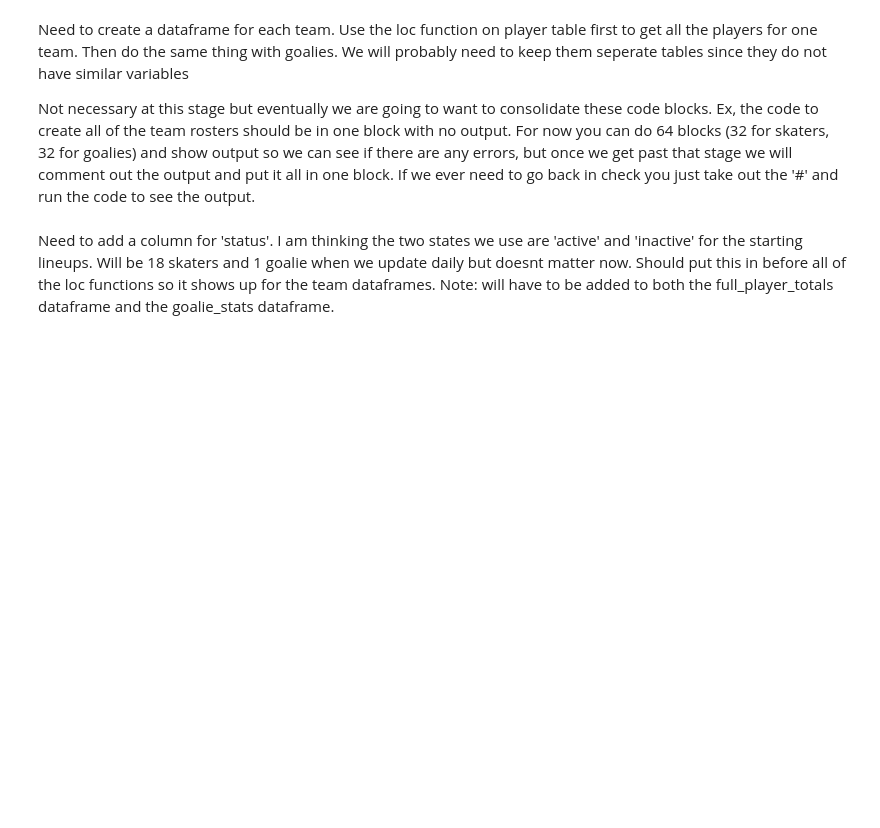
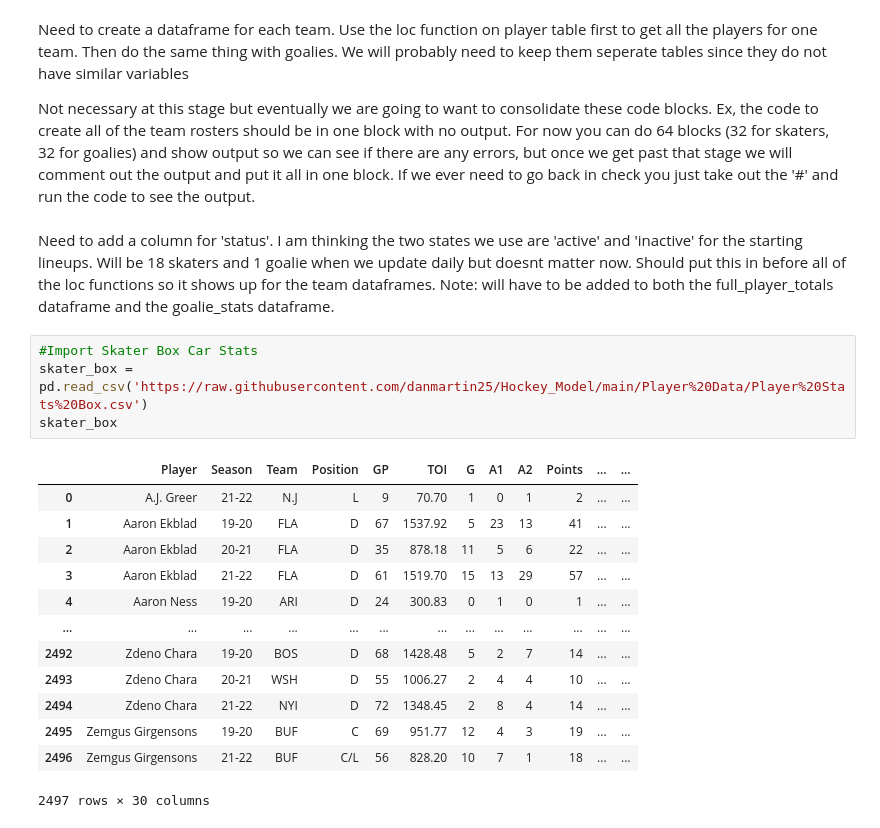
Before and after one commit to danmartin25/Hockey_Model, a Jupyter notebook: Hockey Model Mark I.ipynb, the cells around one changed output. Cells and saved outputs as stored; diff of their text form; blank space fills up the shorter version.

```diff
--- a/Hockey Model Mark I.ipynb
+++ b/Hockey Model Mark I.ipynb
@@ -383,3 +383,21 @@ Need to create a dataframe for each team. Use the loc function on player table f
 Not necessary at this stage but eventually we are going to want to consolidate these code blocks. Ex, the code to create all of the team rosters should be in one block with no output. For now you can do 64 blocks (32 for skaters, 32 for goalies) and show output so we can see if there are any errors, but once we get past that stage we will comment out the output and put it all in one block. If we ever need to go back in check you just take out the '#' and run the code to see the output.
 # %% [markdown]
 Need to add a column for 'status'. I am thinking the two states we use are 'active' and 'inactive' for the starting lineups. Will be 18 skaters and 1 goalie when we update daily but doesnt matter now. Should put this in before all of the loc functions so it shows up for the team dataframes. Note: will have to be added to both the full_player_totals dataframe and the goalie_stats dataframe.
+# %%
+#Import Skater Box Car Stats
+skater_box = pd.read_csv('https://raw.githubusercontent.com/danmartin25/Hockey_Model/main/Player%20Data/Player%20Stats%20Box.csv')
+skater_box
+# %% [output]
+|  | Player | Season | Team | Position | GP | TOI | G | A1 | A2 | Points | ... | ... |
+| 0 | A.J. Greer | 21-22 | N.J | L | 9 | 70.70 | 1 | 0 | 1 | 2 | ... | ... |
+| 1 | Aaron Ekblad | 19-20 | FLA | D | 67 | 1537.92 | 5 | 23 | 13 | 41 | ... | ... |
+| 2 | Aaron Ekblad | 20-21 | FLA | D | 35 | 878.18 | 11 | 5 | 6 | 22 | ... | ... |
+| 3 | Aaron Ekblad | 21-22 | FLA | D | 61 | 1519.70 | 15 | 13 | 29 | 57 | ... | ... |
+| 4 | Aaron Ness | 19-20 | ARI | D | 24 | 300.83 | 0 | 1 | 0 | 1 | ... | ... |
+| ... | ... | ... | ... | ... | ... | ... | ... | ... | ... | ... | ... | ... |
+| 2492 | Zdeno Chara | 19-20 | BOS | D | 68 | 1428.48 | 5 | 2 | 7 | 14 | ... | ... |
+| 2493 | Zdeno Chara | 20-21 | WSH | D | 55 | 1006.27 | 2 | 4 | 4 | 10 | ... | ... |
+| 2494 | Zdeno Chara | 21-22 | NYI | D | 72 | 1348.45 | 2 | 8 | 4 | 14 | ... | ... |
+| 2495 | Zemgus Girgensons | 19-20 | BUF | C | 69 | 951.77 | 12 | 4 | 3 | 19 | ... | ... |
+| 2496 | Zemgus Girgensons | 21-22 | BUF | C/L | 56 | 828.20 | 10 | 7 | 1 | 18 | ... | ... |
+2497 rows × 30 columns
```
Also changed, not shown: parts of 5 cells of this notebook.
